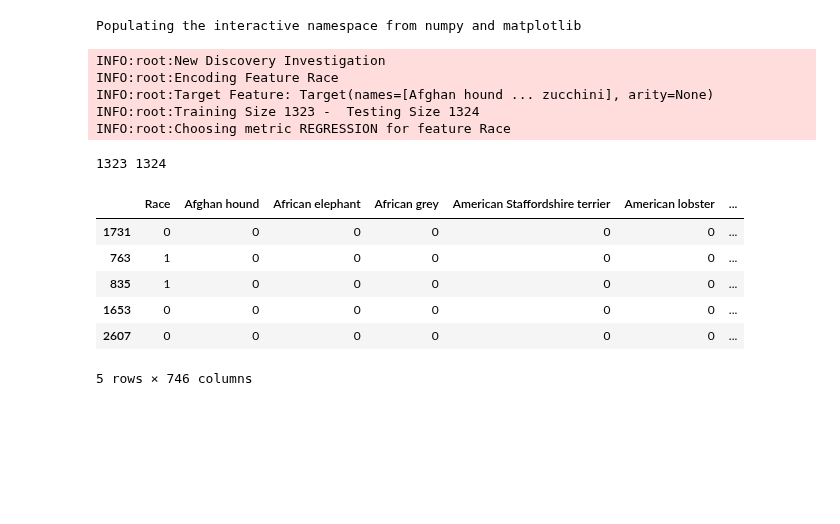
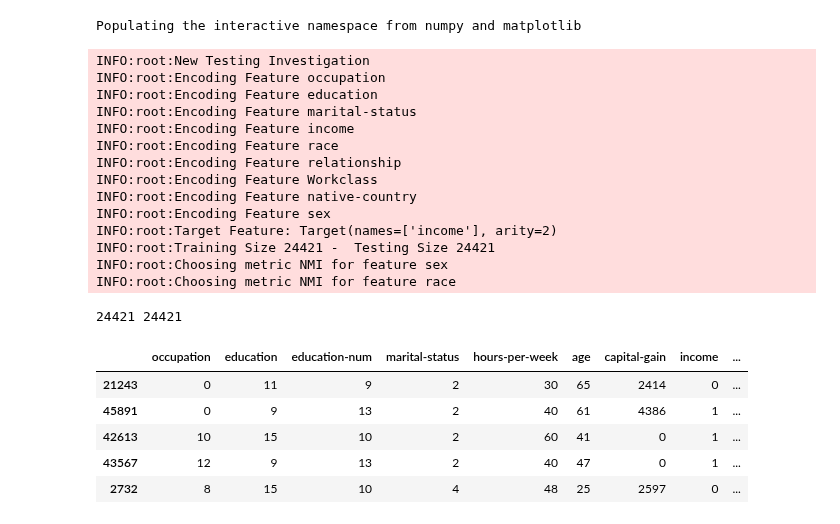
Before and after one commit to columbia/fairtest, a Jupyter notebook: src/test.ipynb, the cells around one changed output. Saved outputs shown, nothing was run; the diff lists cells and outputs as text; code cells hidden in the pictures; blank space fills up the shorter version.

```diff
--- a/src/test.ipynb
+++ b/src/test.ipynb
@@ -39,7 +39,7 @@ imp.reload(binary_metrics)
 imp.reload(regression)
 '''
 
-'''
+
 dataname = 'adult'
 data = pd.read_csv(
             '../data/adult/adult.csv',
@@ -53,7 +53,11 @@ data = data.drop('fnlwgt', axis=1)
 TARGET = 'income'
 SENS = ['sex', 'race']
 EXPL = []
-'''
+
+shuffle_cols = data.columns.copy().tolist()
+np.random.shuffle(shuffle_cols)
+data = data[shuffle_cols]
+
 
 '''
 dataname = 'medical_bin'
@@ -120,7 +124,7 @@ data['race'] = map(lambda x: 'Asian' if 'Asian' in x else
                    'Other' if 'Other' in x else
                     x, data['race'])
 '''
-
+'''
 dataname = 'overfeat'
 data = pd.read_csv(
             '../data/images/overfeat_raw.txt',
@@ -140,6 +144,7 @@ labels = label_encoder.classes_
 df_labels = pd.DataFrame(labeled_data, columns=labels)
 data = pd.concat([data.drop(TARGET, axis=1), df_labels], axis=1)
 TARGET = labels.tolist()
+'''
 
 '''
 dataname = 'caffe'
@@ -155,48 +160,56 @@ EXPL = []
 labeled_data = map(lambda s: ast.literal_eval(s), data[TARGET])
 for l in labeled_data:
     assert len(l) == 5
 label_encoder = preprocessing.MultiLabelBinarizer()
 labeled_data = label_encoder.fit_transform(labeled_data)
 labels = label_encoder.classes_
 df_labels = pd.DataFrame(labeled_data, columns=labels)
 data = pd.concat([data.drop(TARGET, axis=1), df_labels], axis=1)
 TARGET = labels.tolist()
 '''
 '''
 dataname = 'benchmark'
 data = pd.read_csv(
             '../data/benchmark/benchmark.csv',
             header=0,
             sep=r'\s*,\s*',
             engine='python',
             na_values="?")
 TARGET = 'price'
 SENS = ['race', 'income']
 EXPL = []
 '''
 
 #metrics = {'gender': 'Diff'}
 metrics = {}
 
-#exp = testing.Testing(data, SENS, TARGET, EXPL, metrics=metrics, train_size=0.5, random_state=RANDOM_SEED)
+exp = testing.Testing(data, SENS, TARGET, EXPL, metrics=metrics, train_size=0.5, random_state=RANDOM_SEED)
 #exp = error_profiling.ErrorProfiling(data, SENS, TARGET, GROUND_TRUTH, EXPL, metrics=metrics, train_size=0.5, random_state=RANDOM_SEED)
-exp = discovery.Discovery(data, SENS, TARGET, EXPL, metrics=metrics, train_size=0.5, topk=35, random_state=RANDOM_SEED)
+#exp = discovery.Discovery(data, SENS, TARGET, EXPL, metrics=metrics, train_size=0.5, topk=35, random_state=RANDOM_SEED)
 print len(exp.train_set), len(exp.test_set)
 exp.train_set.tail()
 # %% [output]
-INFO:root:New Discovery Investigation
-INFO:root:Encoding Feature Race
-INFO:root:Target Feature: Target(names=[Afghan hound ... zucchini], arity=None)
-INFO:root:Training Size 1323 -  Testing Size 1324
-INFO:root:Choosing metric REGRESSION for feature Race
+INFO:root:New Testing Investigation
+INFO:root:Encoding Feature occupation
+INFO:root:Encoding Feature education
+INFO:root:Encoding Feature marital-status
+INFO:root:Encoding Feature income
+INFO:root:Encoding Feature race
+INFO:root:Encoding Feature relationship
+INFO:root:Encoding Feature Workclass
+INFO:root:Encoding Feature native-country
+INFO:root:Encoding Feature sex
+INFO:root:Target Feature: Target(names=['income'], arity=2)
+INFO:root:Training Size 24421 -  Testing Size 24421
+INFO:root:Choosing metric NMI for feature sex
+INFO:root:Choosing metric NMI for feature race
-1323 1324
+24421 24421
-|  | Race | Afghan hound | African elephant | African grey | American Staffordshire terrier | American lobster | ... |
-| 1731 | 0 | 0 | 0 | 0 | 0 | 0 | ... |
-| 763 | 1 | 0 | 0 | 0 | 0 | 0 | ... |
-| 835 | 1 | 0 | 0 | 0 | 0 | 0 | ... |
-| 1653 | 0 | 0 | 0 | 0 | 0 | 0 | ... |
-| 2607 | 0 | 0 | 0 | 0 | 0 | 0 | ... |
+|  | occupation | education | education-num | marital-status | hours-per-week | age | capital-gain | income | ... |
+| 21243 | 0 | 11 | 9 | 2 | 30 | 65 | 2414 | 0 | ... |
+| 45891 | 0 | 9 | 13 | 2 | 40 | 61 | 4386 | 1 | ... |
+| 42613 | 10 | 15 | 10 | 2 | 60 | 41 | 0 | 1 | ... |
+| 43567 | 12 | 9 | 13 | 2 | 40 | 47 | 0 | 1 | ... |
+| 2732 | 8 | 15 | 10 | 4 | 48 | 25 | 2597 | 0 | ... |
-5 rows × 746 columns
 # %%
 import fairtest.modules.context_discovery.guided_tree as guided_tree
 #imp.reload(guided_tree)
```
Also changed, not shown: parts of 4 cells of this notebook, 2 other files.
